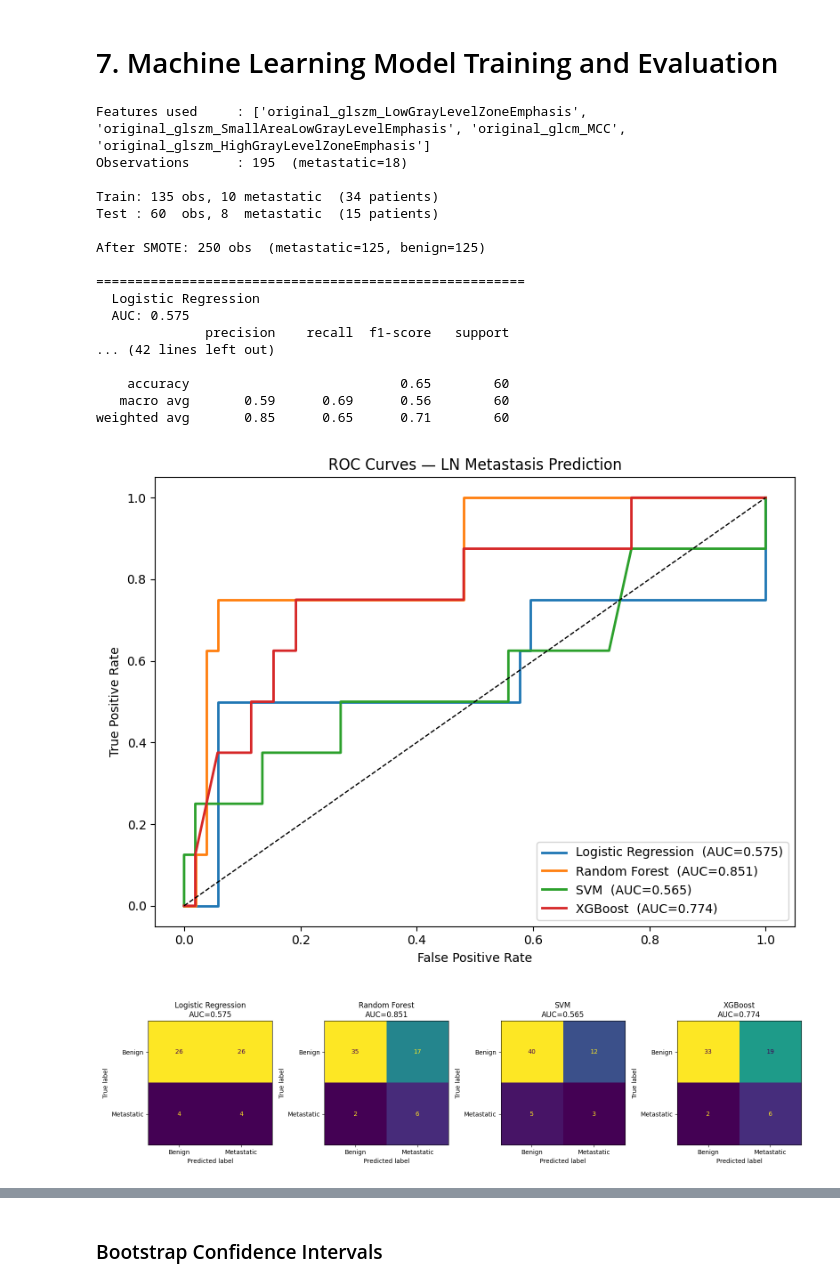
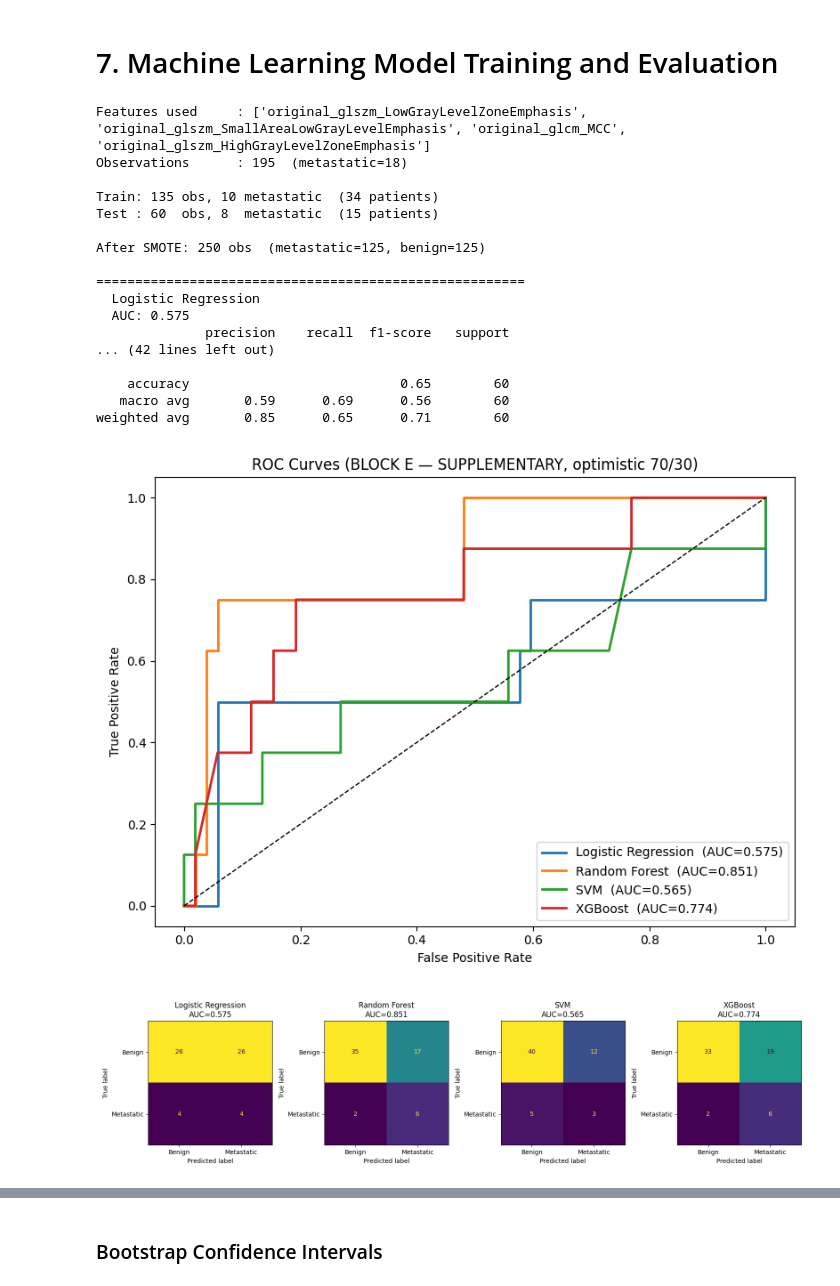
Before and after one commit to ANI-ML/SLN_ML, a Jupyter notebook: radiomics.ipynb, the cells around one changed output, grey strips where cells are left out. Saved outputs shown, nothing was run; the diff lists cells and outputs as text; code cells hidden in the pictures.

```diff
--- a/radiomics.ipynb
+++ b/radiomics.ipynb
@@ -1535,6 +1830,19 @@ Full-data ml_df shape: (195, 8)  (for supplementary use only)
 # %%
 # ============================================================
 # BLOCK E: ML Training & Evaluation  (patient-level 70/30 split)
+# ------------------------------------------------------------
+# >>> RETAINED FOR SUPPLEMENTARY COMPARISON ONLY <<<
+#
+# This block is NOT the primary analysis. It uses `ml_df` built
+# from Block D's full-data feature selection (which is itself
+# diagnostic only). Any metrics reported here are optimistically
+# biased because feature selection was performed on the entire
+# cohort prior to the 70/30 split.
+#
+# The primary analysis is Block F (nested LOOCV with per-fold
+# selection, scaling, and SMOTE). Figures and tables from Block F
+# are what the manuscript reports; this block exists purely to
+# let a reader see the optimistic pipeline side-by-side.
 # ============================================================
 
 import pandas as pd
@@ -1653,9 +1961,9 @@ for name, model in models.items():
 # ROC plot
 ax_roc.plot([0,1],[0,1],"k--", lw=1)
 ax_roc.set_xlabel("False Positive Rate"); ax_roc.set_ylabel("True Positive Rate")
-ax_roc.set_title("ROC Curves — LN Metastasis Prediction")
+ax_roc.set_title("ROC Curves (BLOCK E — SUPPLEMENTARY, optimistic 70/30)")
 ax_roc.legend(loc="lower right"); plt.tight_layout()
-plt.savefig("roc_curves.png", dpi=150); plt.show()
+plt.savefig("roc_curves_BLOCK_E_supplementary.png", dpi=150); plt.show()
 
 # ── Confusion matrices ──────────────────────────────────────
 fig_cm, axes = plt.subplots(1, len(models), figsize=(4*len(models), 4))
@@ -1664,7 +1972,7 @@ for ax, (name, res) in zip(axes, results.items()):
                            display_labels=["Benign","Metastatic"]).plot(ax=ax, colorbar=False)
     ax.set_title(f"{name}\nAUC={res['auc']:.3f}")
 plt.tight_layout()
-plt.savefig("confusion_matrices.png", dpi=150); plt.show()
+plt.savefig("confusion_matrices_BLOCK_E_supplementary.png", dpi=150); plt.show()
 
 # ── Feature importance ──────────────────────────────────────
 fig_fi, axes = plt.subplots(1, 2, figsize=(12, 4))
@@ -1684,41 +1992,41 @@ axes[1].set_title("XGBoost Feature Importance")
 axes[1].set_xlabel("Gain")
 
 plt.tight_layout()
-plt.savefig("feature_importance.png", dpi=150); plt.show()
+plt.savefig("feature_importance_BLOCK_E_supplementary.png", dpi=150); plt.show()
 
 # ── Summary table ───────────────────────────────────────────
 print(f"\n{'='*55}")
 print("SUMMARY")
 print(f"{'Model':<22} {'AUC':>6}  {'Sens':>6}  {'Spec':>6}  {'PPV':>6}  {'NPV':>6}")
 print("-"*55)
 for name, res in results.items():
     rep = res["report"]
     sens = rep["Metastatic"]["recall"]
     ppv  = rep["Metastatic"]["precision"]
     spec = rep["Benign"]["recall"]
     tp   = res["cm"][1,1]; fn = res["cm"][1,0]
     tn   = res["cm"][0,0]; fp = res["cm"][0,1]
     npv  = tn/(tn+fn) if (tn+fn) > 0 else float("nan")
     print(f"{name:<22} {res['auc']:>6.3f}  {sens:>6.3f}  {spec:>6.3f}  {ppv:>6.3f}  {npv:>6.3f}")
 # %% [output]
 Features used     : ['original_glszm_LowGrayLevelZoneEmphasis', 'original_glszm_SmallAreaLowGrayLevelEmphasis', 'original_glcm_MCC', 'original_glszm_HighGrayLevelZoneEmphasis']
 Observations      : 195  (metastatic=18)
 
 Train: 135 obs, 10 metastatic  (34 patients)
 Test : 60  obs, 8  metastatic  (15 patients)
 
 After SMOTE: 250 obs  (metastatic=125, benign=125)
 
 =======================================================
   Logistic Regression
   AUC: 0.575
               precision    recall  f1-score   support
 ... (42 lines left out)
 
     accuracy                           0.65        60
    macro avg       0.59      0.69      0.56        60
 weighted avg       0.85      0.65      0.71        60
-[figure, old version]
+[figure, new version]
 [figure]
 [figure]
 =======================================================
```
Also changed, not shown: parts of 9 cells of this notebook, 1 other file.
